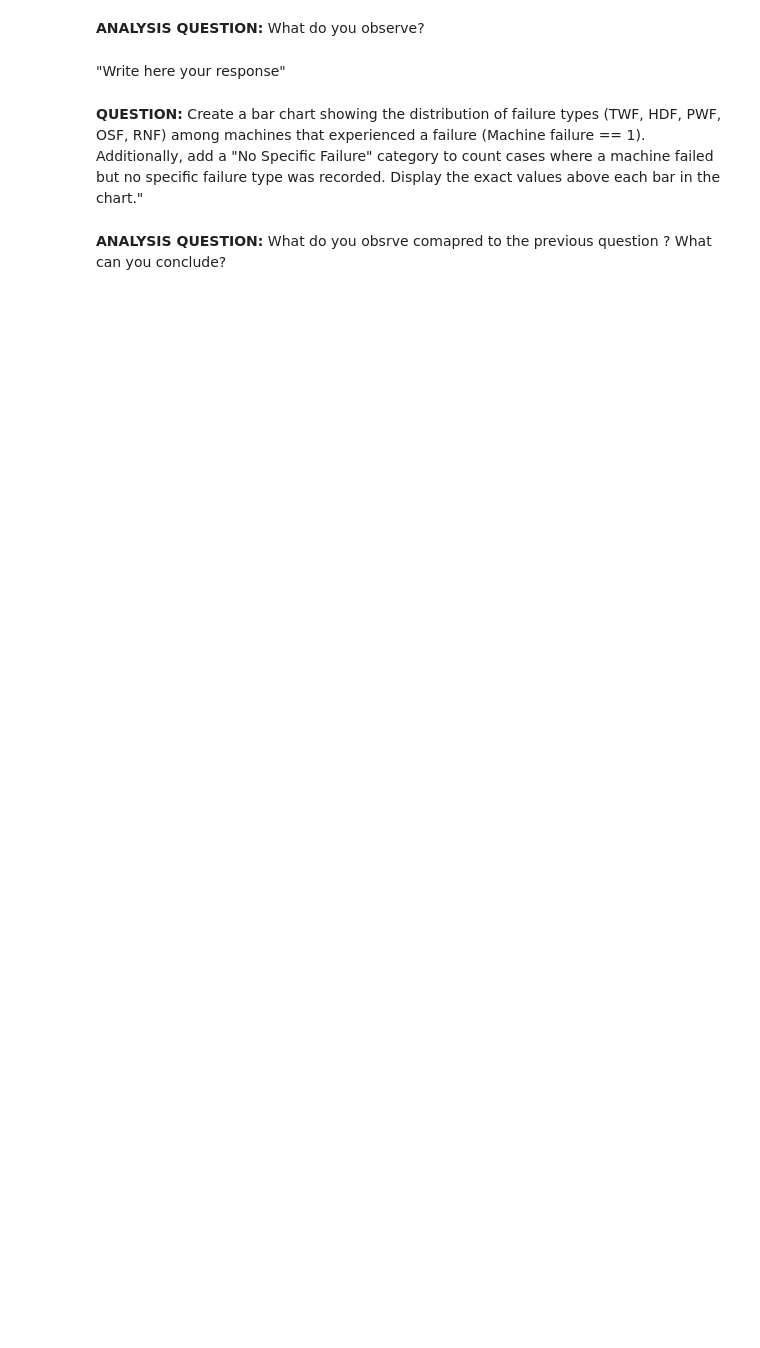
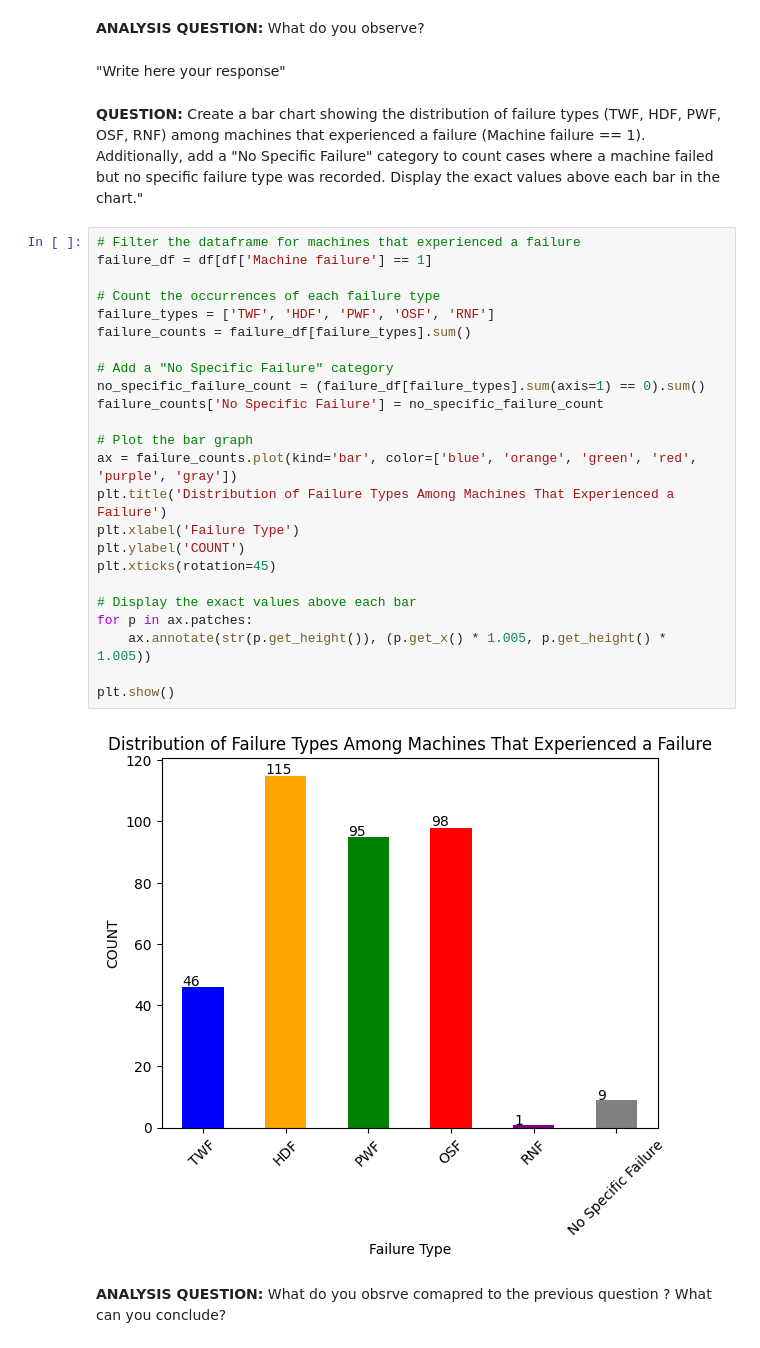
Before and after one commit to mauremathieu/TP_IA_EMBARQUEE, a Jupyter notebook: TP_IA_EMBARQUEE.ipynb, the cells around one changed output. Drawn from its saved outputs; the diff is of its cells as text; blank space fills up the shorter version.

```diff
--- a/TP_IA_EMBARQUEE.ipynb
+++ b/TP_IA_EMBARQUEE.ipynb
@@ -101,5 +102,31 @@ plt.show()
 "Write here your response"
 # %% [markdown]
 **QUESTION:** Create a bar chart showing the distribution of failure types (TWF, HDF, PWF, OSF, RNF) among machines that experienced a failure (Machine failure == 1). Additionally, add a "No Specific Failure" category to count cases where a machine failed but no specific failure type was recorded. Display the exact values above each bar in the chart."
+# %%
+# Filter the dataframe for machines that experienced a failure
+failure_df = df[df['Machine failure'] == 1]
+
+# Count the occurrences of each failure type
+failure_types = ['TWF', 'HDF', 'PWF', 'OSF', 'RNF']
+failure_counts = failure_df[failure_types].sum()
+
+# Add a "No Specific Failure" category
+no_specific_failure_count = (failure_df[failure_types].sum(axis=1) == 0).sum()
+failure_counts['No Specific Failure'] = no_specific_failure_count
+
+# Plot the bar graph
+ax = failure_counts.plot(kind='bar', color=['blue', 'orange', 'green', 'red', 'purple', 'gray'])
+plt.title('Distribution of Failure Types Among Machines That Experienced a Failure')
+plt.xlabel('Failure Type')
+plt.ylabel('COUNT')
+plt.xticks(rotation=45)
+
+# Display the exact values above each bar
+for p in ax.patches:
+    ax.annotate(str(p.get_height()), (p.get_x() * 1.005, p.get_height() * 1.005))
+
+plt.show()
+# %% [output]
+[figure, added]
 # %% [markdown]
 **ANALYSIS QUESTION:** What do you obsrve comapred to the previous question ? What can you conclude?
```
Also changed, not shown: parts of 7 cells of this notebook, 1 other file.
